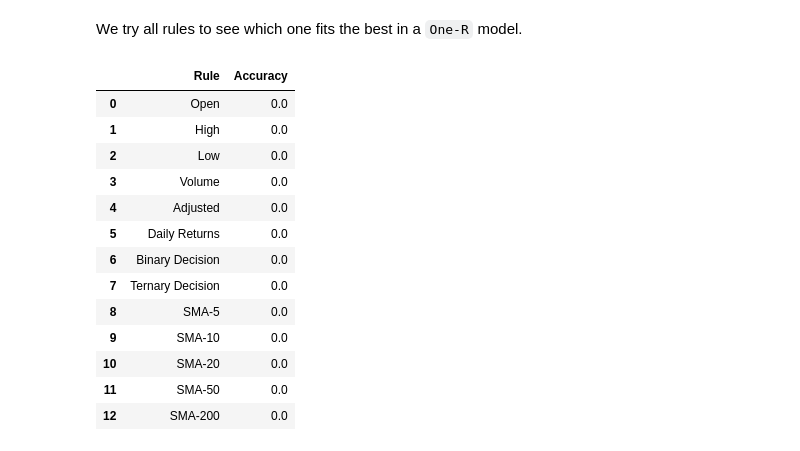
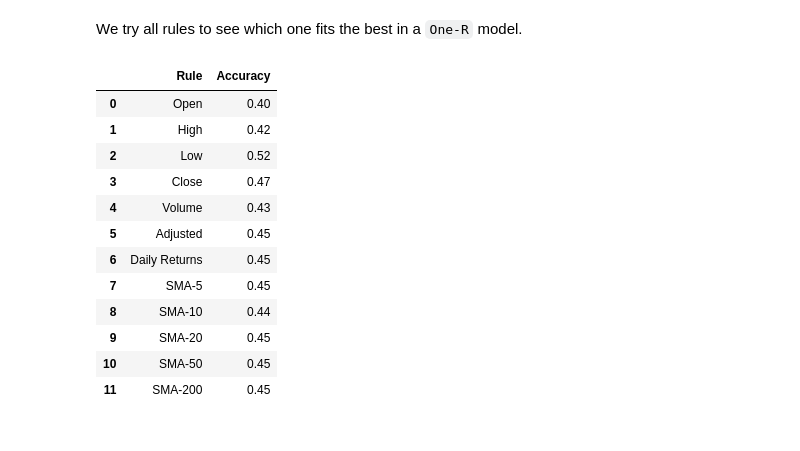
Before and after one commit to joeftiger/Machine-Learning-and-Data-Mining, a Jupyter notebook: Exercise 1/exercise2.ipynb, the cells around one changed output. Drawn from its saved outputs; the diff is of its cells as text; code cells hidden in the pictures.

Commit message:
fix: fix python quirk and therefore the whole exercise
HOW: a str got interpreted as an Iterable[str], therefore somehow thrashing the model somehow

```diff
--- a/Exercise 1/exercise2.ipynb
+++ b/Exercise 1/exercise2.ipynb
@@ -84,50 +123,29 @@ The possible rules for `One-R` for either one or two features are:
 # %%
-rules = [a for a in IBM.columns if a != 'Date' and a != 'Close']
+rules = [a for a in IBM.columns if a != 'Date' and a != 'Binary Decision' and a != 'Ternary Decision']
 rules2 = [[a, b] for a in rules for b in rules if rules.index(a) < rules.index(b)]
-# %%
-from sklearn.model_selection import train_test_split
-from mlxtend.evaluate import accuracy_score
-from mlxtend.classifier import OneRClassifier
-from typing import Iterable
-
-
-def train_and_predict(X_idx: Iterable, y_idx: Iterable) -> float:
-    X = IBM[X_idx]
-    y = IBM[y_idx]
-
-    X_train, X_test, y_train, y_test = train_test_split(X, y, test_size=100 / IBM.shape[0], shuffle=False)
-
-    one_r = OneRClassifier()
-    one_r.fit(X_train.to_numpy(), y_train)
-
-    y_pred = one_r.predict(X_test.to_numpy())
-    accuracy = accuracy_score(y_test, y_pred)
-
-    return accuracy
 # %% [markdown]
 We try all rules to see which one fits the best in a `One-R` model.
 # %%
 all_one_r = pd.DataFrame(
-    map(lambda rule: [rule, train_and_predict(X_idx=[rule], y_idx='Close')], rules),
+    map(lambda rule: [rule, train_and_predict(X_idx=[rule], y_idx='Binary Decision')], rules),
     columns=["Rule", "Accuracy"],
 )
 
 all_one_r
 # %% [output]
 |  | Rule | Accuracy |
-| 0 | Open | 0.0 |
-| 1 | High | 0.0 |
-| 2 | Low | 0.0 |
-| 3 | Volume | 0.0 |
-| 4 | Adjusted | 0.0 |
-| 5 | Daily Returns | 0.0 |
-| 6 | Binary Decision | 0.0 |
-| 7 | Ternary Decision | 0.0 |
-| 8 | SMA-5 | 0.0 |
-| 9 | SMA-10 | 0.0 |
-| 10 | SMA-20 | 0.0 |
-| 11 | SMA-50 | 0.0 |
-| 12 | SMA-200 | 0.0 |
+| 0 | Open | 0.40 |
+| 1 | High | 0.42 |
+| 2 | Low | 0.52 |
+| 3 | Close | 0.47 |
+| 4 | Volume | 0.43 |
+| 5 | Adjusted | 0.45 |
+| 6 | Daily Returns | 0.45 |
+| 7 | SMA-5 | 0.45 |
+| 8 | SMA-10 | 0.44 |
+| 9 | SMA-20 | 0.45 |
+| 10 | SMA-50 | 0.45 |
+| 11 | SMA-200 | 0.45 |
 # %%
 best_one_r = all_one_r[all_one_r.Accuracy == all_one_r.Accuracy.max()]
 
```
Also changed, not shown: parts of 3 cells of this notebook, 1 other file.
